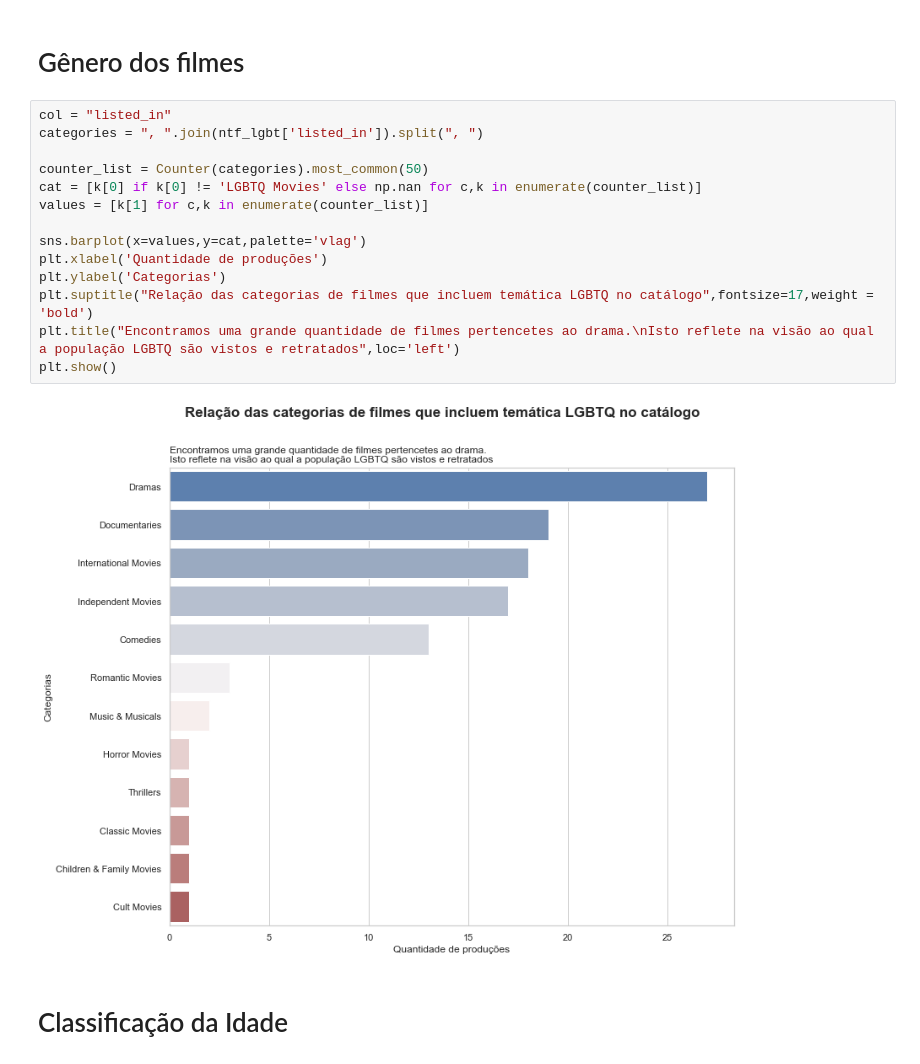
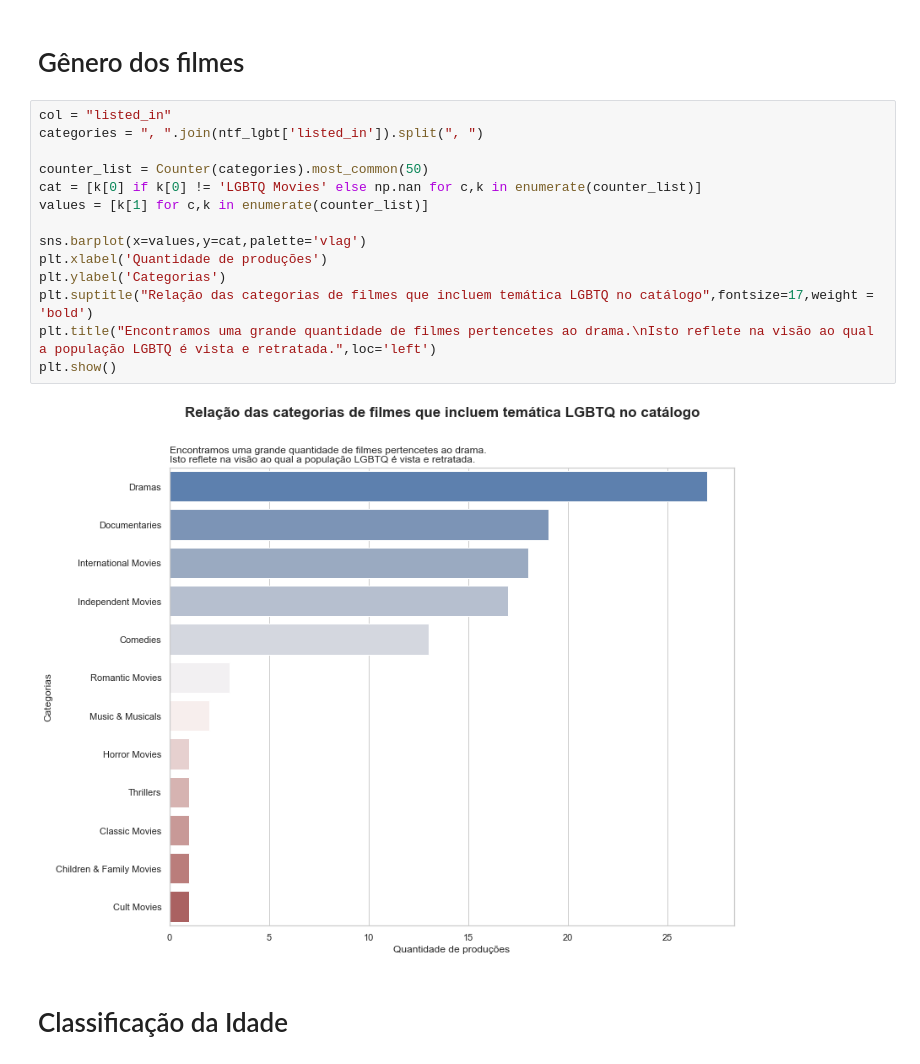
Before and after one commit to Alves-Eduarda/Netflix_dataset, a Jupyter notebook: Netflix.ipynb, the cells around one changed output. Saved outputs shown, nothing was run; the diff lists cells and outputs as text.

```diff
--- a/Netflix.ipynb
+++ b/Netflix.ipynb
@@ -424,19 +424,19 @@ ntf_lgbt.head()
 # %%
 col = "listed_in"
 categories = ", ".join(ntf_lgbt['listed_in']).split(", ")
 
 counter_list = Counter(categories).most_common(50)
 cat = [k[0] if k[0] != 'LGBTQ Movies' else np.nan for c,k in enumerate(counter_list)]
 values = [k[1] for c,k in enumerate(counter_list)]
 
 sns.barplot(x=values,y=cat,palette='vlag')
 plt.xlabel('Quantidade de produções')
 plt.ylabel('Categorias')
 plt.suptitle("Relação das categorias de filmes que incluem temática LGBTQ no catálogo",fontsize=17,weight = 'bold')
-plt.title("Encontramos uma grande quantidade de filmes pertencetes ao drama.\nIsto reflete na visão ao qual a população LGBTQ são vistos e retratados",loc='left')
+plt.title("Encontramos uma grande quantidade de filmes pertencetes ao drama.\nIsto reflete na visão ao qual a população LGBTQ é vista e retratada.",loc='left')
 plt.show()
 # %% [output]
-[figure, old version]
+[figure, new version]
 # %% [markdown]
 # Classificação da Idade
 # %%
```
Also changed, not shown: parts of 4 cells of this notebook.
